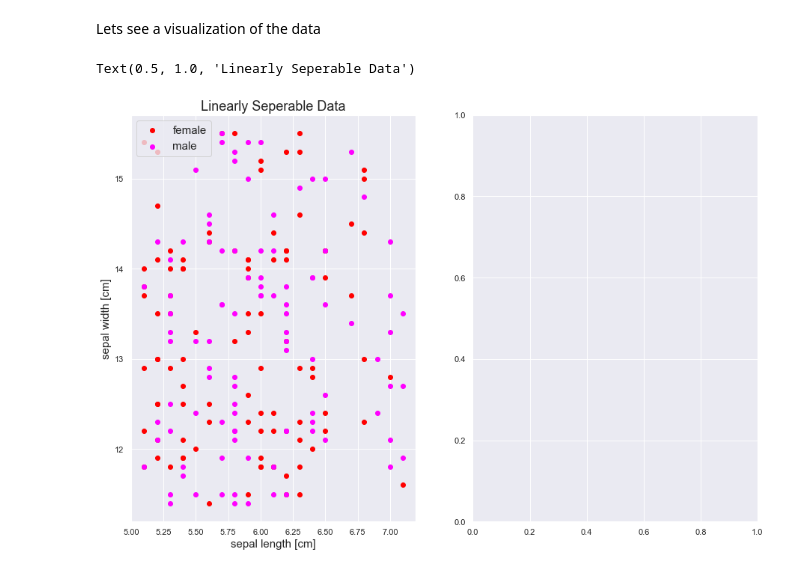
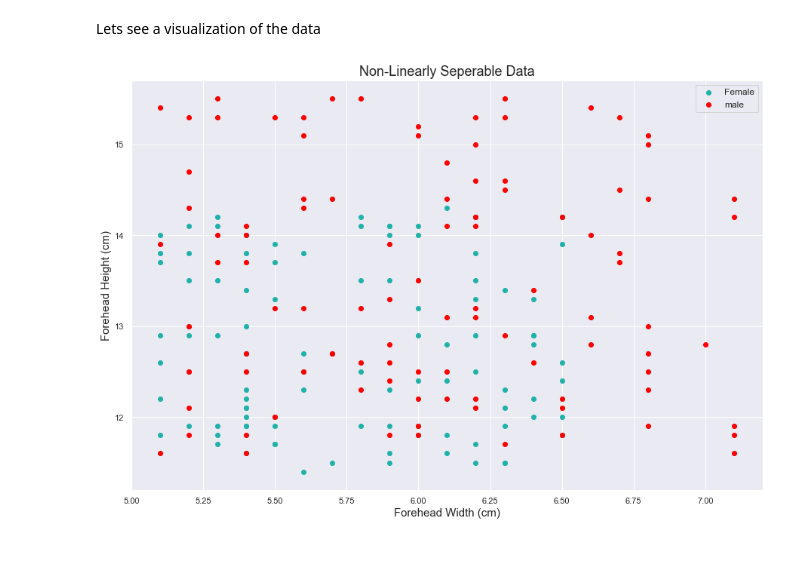
Before and after one commit to rjxgonzalez/INDE_577_Data-Science-and-Machine-Learning-, a Jupyter notebook: Supervised Learning/Classification/Logistic Regression/Logistic Regression.ipynb, the cells around one changed output. Drawn from its saved outputs; the diff is of its cells as text; code cells hidden in the pictures.

```diff
--- a/Supervised Learning/Classification/Logistic Regression/Logistic Regression.ipynb
+++ b/Supervised Learning/Classification/Logistic Regression/Logistic Regression.ipynb
@@ -44,20 +44,19 @@ male_h= data.iloc[2503:2603]["Forehead Height (cm)"]    # storing the height fea
 # %% [markdown]
 Lets see a visualization of the data
 # %%
-fig, (ax1, ax2) = plt.subplots(1, 2, figsize=(15,10)) #jsut do a regular scatter plot
-
-ax1.scatter(female_h,
+plt.figure(figsize = (15, 10))
+plt.scatter(female_h,
             female_w,
+            color = "lightseagreen",
+            label = "Female")
+plt.scatter(male_h,
+            male_w,
             color = "red",
-            label = "female")
-ax1.scatter(male_h,
-            male_w,
-            color = "magenta",
             label = "male")
-ax1.set_xlabel("sepal length [cm]", fontsize = 15)
-ax1.set_ylabel("sepal width [cm]", fontsize = 15)
-ax1.legend(fontsize = 15, loc = "upper left")
-ax1.set_title("Linearly Seperable Data", fontsize = 18) # change to a non linear seperable
+plt.xlabel("Forehead Width (cm)", fontsize = 15)
+plt.ylabel("Forehead Height (cm)", fontsize = 15)
+plt.legend(fontsize = 12)
+plt.title("Non-Linearly Seperable Data", fontsize = 18)
+plt.show()
 # %% [output]
-Text(0.5, 1.0, 'Linearly Seperable Data')
-[figure, old version]
+[figure, new version]
```
Also changed, not shown: parts of 1 cell of this notebook.
